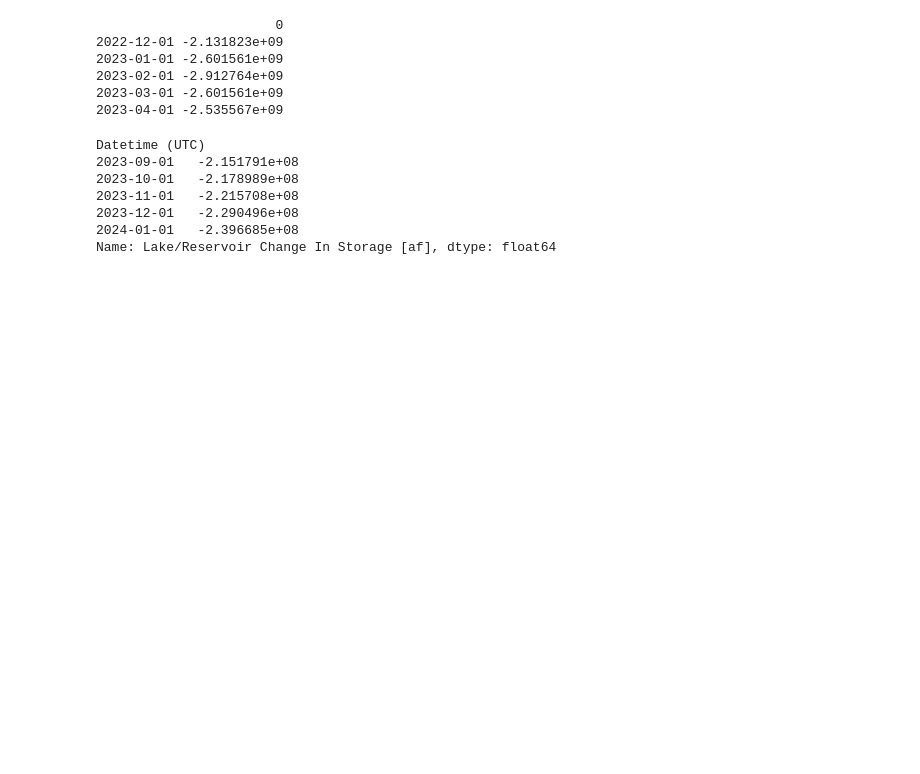
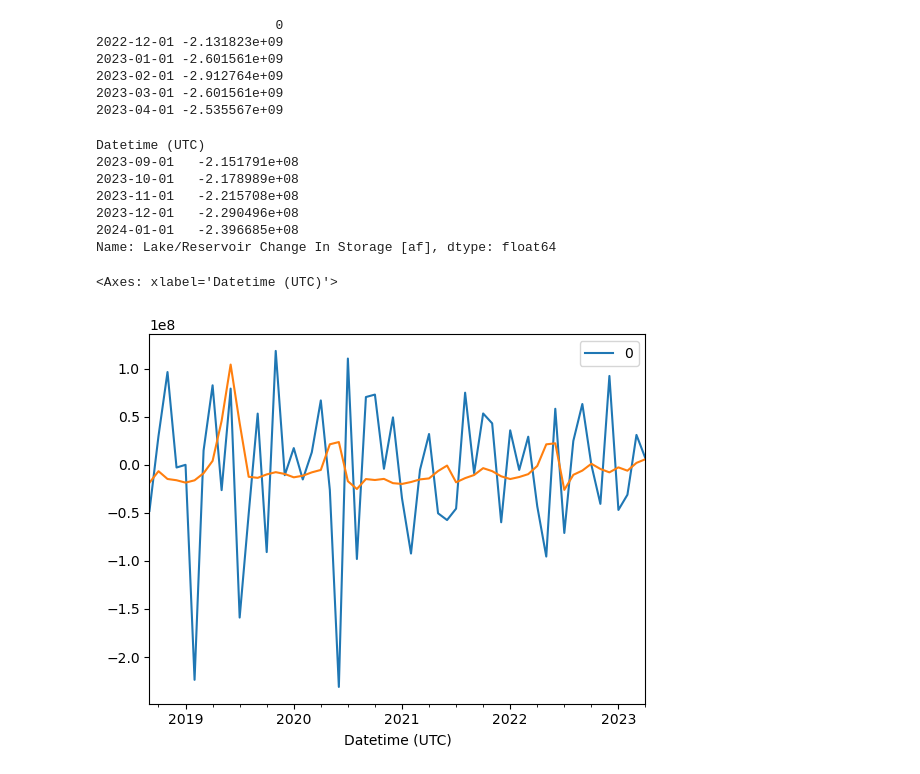
Before and after one commit to ascheliga/CYGNSS-GRACE, a Jupyter notebook: notebooks/area_elev_ML.ipynb, the cells around one changed output. Saved outputs shown, nothing was run; the diff lists cells and outputs as text; code cells hidden in the pictures; blank space fills up the shorter version.

```diff
--- a/notebooks/area_elev_ML.ipynb
+++ b/notebooks/area_elev_ML.ipynb
@@ -117,4 +117,4 @@ deltV_ref_m3 = codebase.utils.convert_from_af_to_m3(res_ref['Lake/Reservoir Chan
 # %%
 deltV_calc_km2_m = volume_pipeline.calculate_trapezoidal_volume(area=area, elev=elev_pred) # units: km2 * m
 # %%
-deltV_calc_m3 = pd.DataFrame(index=area.index[1:],data=deltV_calc) * (10**6)
+deltV_calc_m3 = pd.DataFrame(index=area.index[1:],data=deltV_calc_km2_m) * (10**6)
@@ -154,3 +135,11 @@ Datetime (UTC)
 2023-12-01   -2.290496e+08
 2024-01-01   -2.396685e+08
 Name: Lake/Reservoir Change In Storage [af], dtype: float64
+# %%
+deltV_ref_match , deltV_calc_match = codebase.time_series_calcs.intersecting_timeframes(deltV_ref_m3 , deltV_calc_m3,buffer=0)
+# %%
+ax = (deltV_calc_match/10).plot()
+deltV_ref_match.plot(ax=ax)
+# %% [output]
+<Axes: xlabel='Datetime (UTC)'>
+[figure, added]
```
Also changed, not shown: parts of 2 cells of this notebook.
